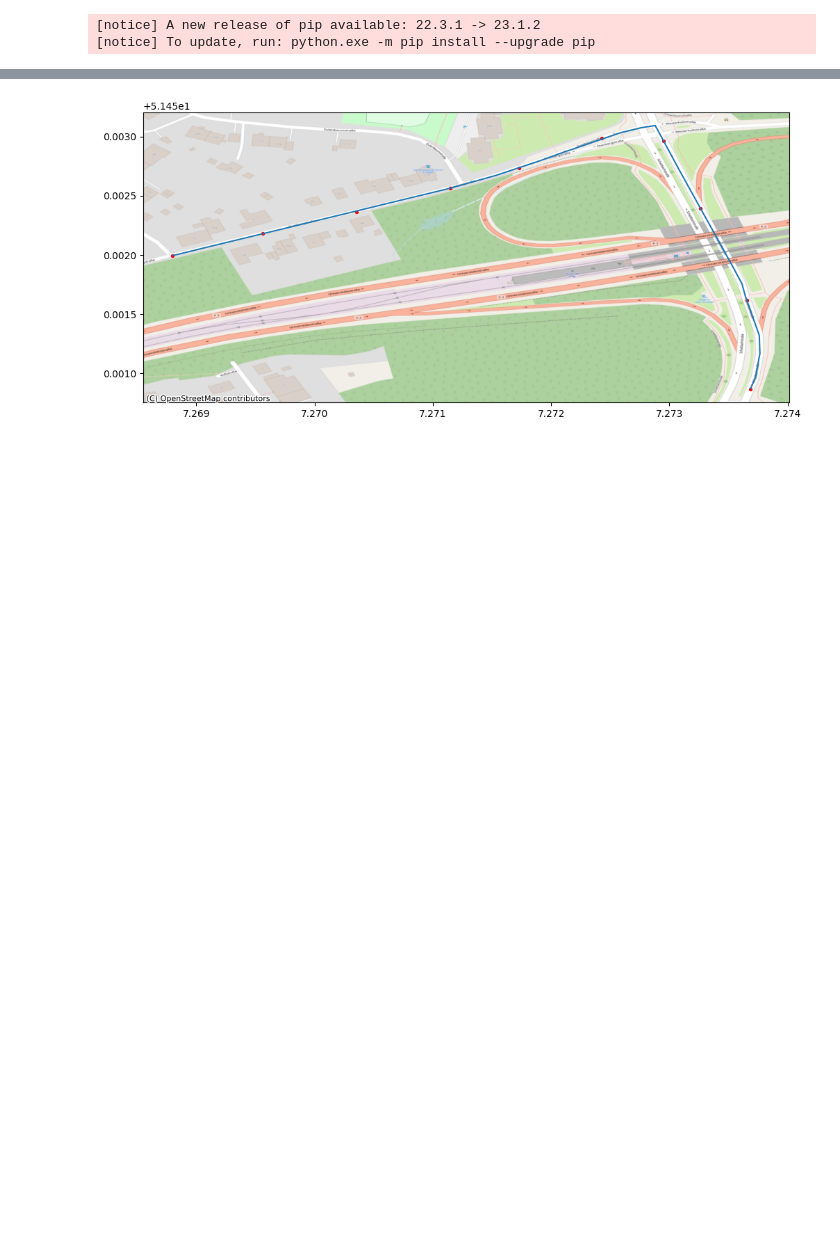
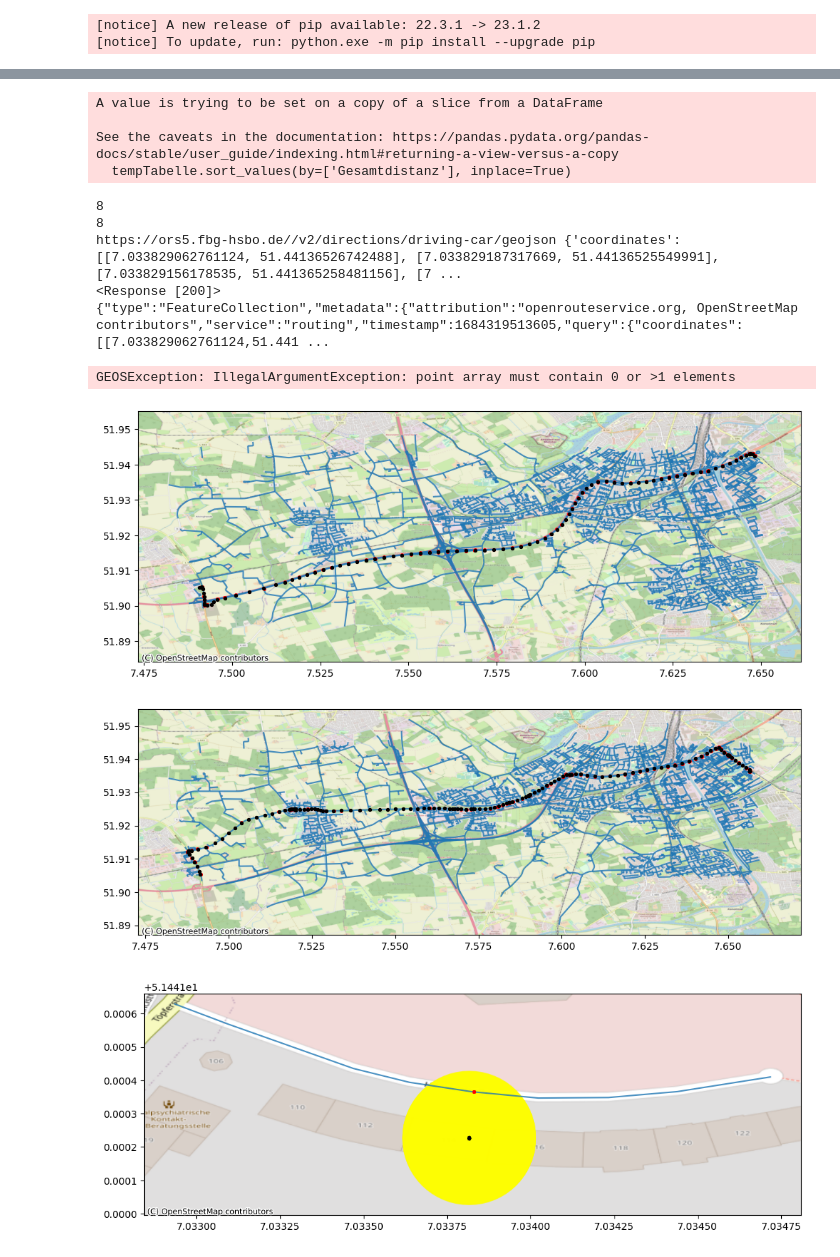
Before and after one commit to bogeo/envirocar-map-matching-notebook, a Jupyter notebook: enviroCarMethods.ipynb, the cells around one changed output, grey strips where cells are left out. Drawn from its saved outputs; the diff is of its cells as text; code cells hidden in the pictures; blank space fills up the shorter version.

Commit message:
einbindung von mehreren tracks abfragen

```diff
--- a/enviroCarMethods.ipynb
+++ b/enviroCarMethods.ipynb
@@ -328,39 +351,41 @@ def getDriveWay(dijkstraTable, coordinatesSnappedPts) -> gp.GeoDataFrame:
     driveWayGDF = gp.GeoDataFrame({'geometry':geom})
     return driveWayGDF
 # %%
-trackId = '63948bc3ad53a0015a08780f'
+myTracks = getTracksByBBoxAndDuration([6.5,51,7.5,52],60)
+#trackId = '63948bc3ad53a0015a08780f'
 radius = 0.0002
+for trackId in myTracks:
+    print(trackId)
+    subCarTrack = loadTrack(trackId)
+    minMaxCoords = getBounds(subCarTrack)
+    gdfStreets = getStreets(minMaxCoords, radius)
+    buffergdf = getBuffer(subCarTrack, radius)
+    intersectingStreets = getIntersectingStreets(gdfStreets, buffergdf)
+    snappedPointsGdf = getSnappedPoints(intersectingStreets, subCarTrack)
 
-subCarTrack = loadTrack(trackId)
-minMaxCoords = getBounds(subCarTrack)
-gdfStreets = getStreets(minMaxCoords, radius)
-buffergdf = getBuffer(subCarTrack, radius)
-intersectingStreets = getIntersectingStreets(gdfStreets, buffergdf)
-snappedPointsGdf = getSnappedPoints(intersectingStreets, subCarTrack)
+    fig, ax = plt.subplots()
+    plt.rcParams['figure.figsize'] = [12, 8]
+    plt.rcParams['figure.dpi'] = 100 # 200 e.g. is really fine, but slower
+    #plt.ylim((51.450,51.4535))
+    #plt.xlim((7.268,7.2745))
+    #worldMap = gp.read_file(gp.datasets.get_path("naturalearth_lowres"))
+    buffergdf.plot(ax=ax, color='yellow', alpha=0.4)
+    gdfStreets.plot(ax=ax, alpha=0.8)
+    snappedPointsGdf.plot(ax=ax, color='red', markersize=6, zorder=3)
+    subCarTrack.plot(ax=ax, color='black', markersize=8, zorder=3)
+    cx.add_basemap(ax, source=cx.providers.OpenStreetMap.Mapnik, crs=4326)
 
-#fig, ax = plt.subplots()
-#plt.rcParams['figure.figsize'] = [12, 8]
-#plt.rcParams['figure.dpi'] = 100 # 200 e.g. is really fine, but slower
-#plt.ylim((51.450,51.4535))
-#plt.xlim((7.268,7.2745))
-##worldMap = gp.read_file(gp.datasets.get_path("naturalearth_lowres"))
-#buffergdf.plot(ax=ax, color='yellow', alpha=0.4)
-#gdfStreets.plot(ax=ax, alpha=0.8)
-#snappedPointsGdf.plot(ax=ax, color='red', markersize=6, zorder=3)
-#subCarTrack.plot(ax=ax, color='black', markersize=8, zorder=3)
-#cx.add_basemap(ax, source=cx.providers.OpenStreetMap.Mapnik, crs=4326)
+    coordinatesSnappedPts = getCoordinatesOfSnappedPts(snappedPointsGdf)
+    snappedPtsGraph = getGraphOfSnappedPts(snappedPointsGdf, buffergdf)
+    routingGraph = createProbGraph(coordinatesSnappedPts, snappedPtsGraph)
+    distanceGraph = createDistanceGraph(snappedPointsGdf, buffergdf, subCarTrack, routingGraph)
+    dijkstraTable = dijkstra(distanceGraph)
+    driveWayPtsGDF = getDriveWayPts(dijkstraTable, coordinatesSnappedPts)
+    driveWayGDF = getDriveWay(dijkstraTable, coordinatesSnappedPts)
 
-coordinatesSnappedPts = getCoordinatesOfSnappedPts(snappedPointsGdf)
-snappedPtsGraph = getGraphOfSnappedPts(snappedPointsGdf, buffergdf)
-routingGraph = createProbGraph(coordinatesSnappedPts, snappedPtsGraph)
-distanceGraph = createDistanceGraph(snappedPointsGdf, buffergdf, subCarTrack, routingGraph)
-dijkstraTable = dijkstra(distanceGraph)
-driveWayPtsGDF = getDriveWayPts(dijkstraTable, coordinatesSnappedPts)
-driveWayGDF = getDriveWay(dijkstraTable, coordinatesSnappedPts)
-
-plt.rcParams['figure.figsize'] = [12, 8]
-plt.rcParams['figure.dpi'] = 100 # 200 e.g. is really fine, but slower
-#worldMap = gp.read_file(gp.datasets.get_path("naturalearth_lowres"))
-ax = driveWayPtsGDF.plot(ax=driveWayGDF.plot(), color='red', markersize=8)
-cx.add_basemap(ax, source=cx.providers.OpenStreetMap.Mapnik, crs=4326)
+    #plt.rcParams['figure.figsize'] = [12, 8]
+    #plt.rcParams['figure.dpi'] = 100 # 200 e.g. is really fine, but slower
+    ##worldMap = gp.read_file(gp.datasets.get_path("naturalearth_lowres"))
+    #ax = driveWayPtsGDF.plot(ax=driveWayGDF.plot(), color='red', markersize=8)
+    #cx.add_basemap(ax, source=cx.providers.OpenStreetMap.Mapnik, crs=4326)
 # %% [output]
@@ -371 +413,13 @@ See the caveats in the documentation: https://pandas.pydata.org/pandas-docs/stab
+A value is trying to be set on a copy of a slice from a DataFrame
+
+See the caveats in the documentation: https://pandas.pydata.org/pandas-docs/stable/user_guide/indexing.html#returning-a-view-versus-a-copy
+  tempTabelle.sort_values(by=['Gesamtdistanz'], inplace=True)
+8
+8
+https://ors5.fbg-hsbo.de//v2/directions/driving-car/geojson {'coordinates': [[7.033829062761124, 51.44136526742488], [7.033829187317669, 51.44136525549991], [7.033829156178535, 51.441365258481156], [7 ...
+<Response [200]>
+{"type":"FeatureCollection","metadata":{"attribution":"openrouteservice.org, OpenStreetMap contributors","service":"routing","timestamp":1684319513605,"query":{"coordinates":[[7.033829062761124,51.441 ...
+GEOSException: IllegalArgumentException: point array must contain 0 or >1 elements
-[figure, old version]
+[figure, new version]
+[figure, added]
+[figure, added]
```
Also changed, not shown: parts of 3 cells of this notebook.
